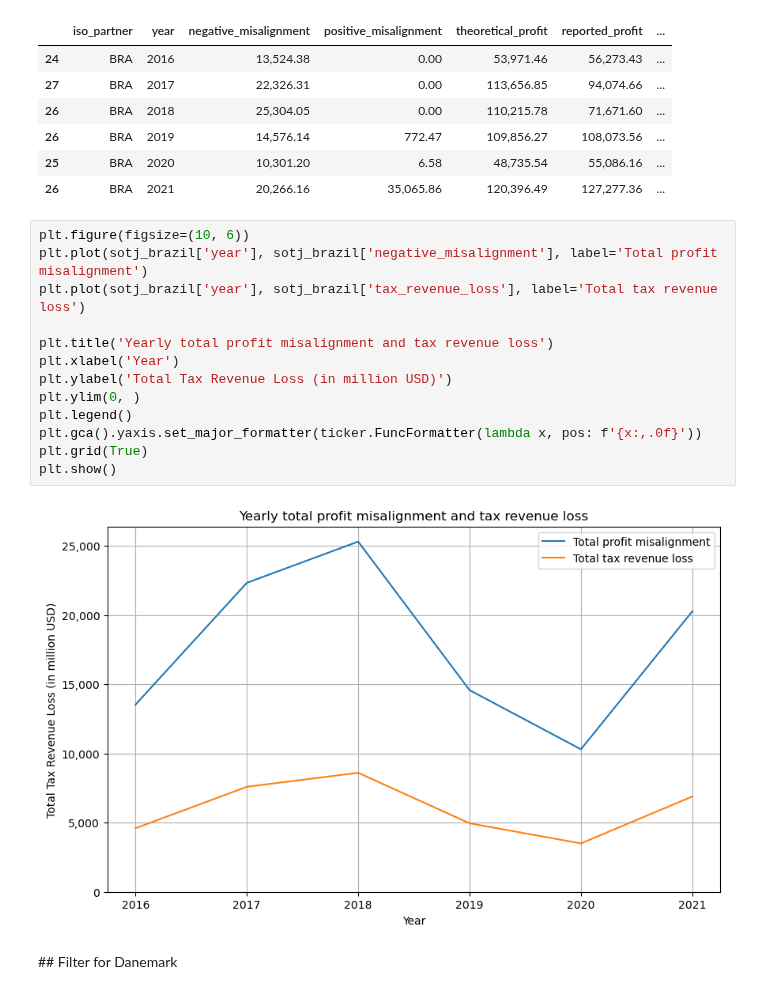
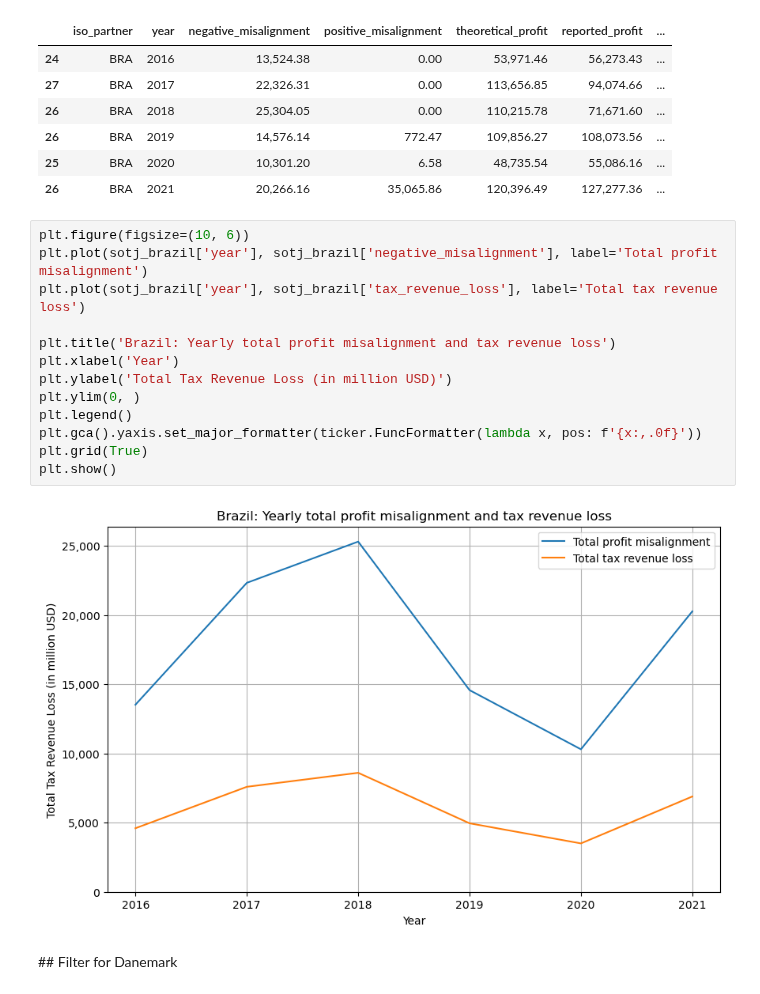
Before and after one commit to Tax-Justice-Network/unitary-taxation, a Jupyter notebook: src/7_specific_country_requests.ipynb, the cells around one changed output. Saved outputs shown, nothing was run; the diff lists cells and outputs as text.

```diff
--- a/src/7_specific_country_requests.ipynb
+++ b/src/7_specific_country_requests.ipynb
@@ -151,18 +151,18 @@ sotj_brazil
 # %%
 plt.figure(figsize=(10, 6))
 plt.plot(sotj_brazil['year'], sotj_brazil['negative_misalignment'], label='Total profit misalignment')
 plt.plot(sotj_brazil['year'], sotj_brazil['tax_revenue_loss'], label='Total tax revenue loss')
 
-plt.title('Yearly total profit misalignment and tax revenue loss')
+plt.title('Brazil: Yearly total profit misalignment and tax revenue loss')
 plt.xlabel('Year')
 plt.ylabel('Total Tax Revenue Loss (in million USD)')
 plt.ylim(0, )
 plt.legend()
 plt.gca().yaxis.set_major_formatter(ticker.FuncFormatter(lambda x, pos: f'{x:,.0f}'))
 plt.grid(True)
 plt.show()
 # %% [output]
-[figure, old version]
+[figure, new version]
 # %% [markdown]
 ## Filter for Danemark
 # %%
```
Also changed, not shown: parts of 15 cells of this notebook, 5 other files.
